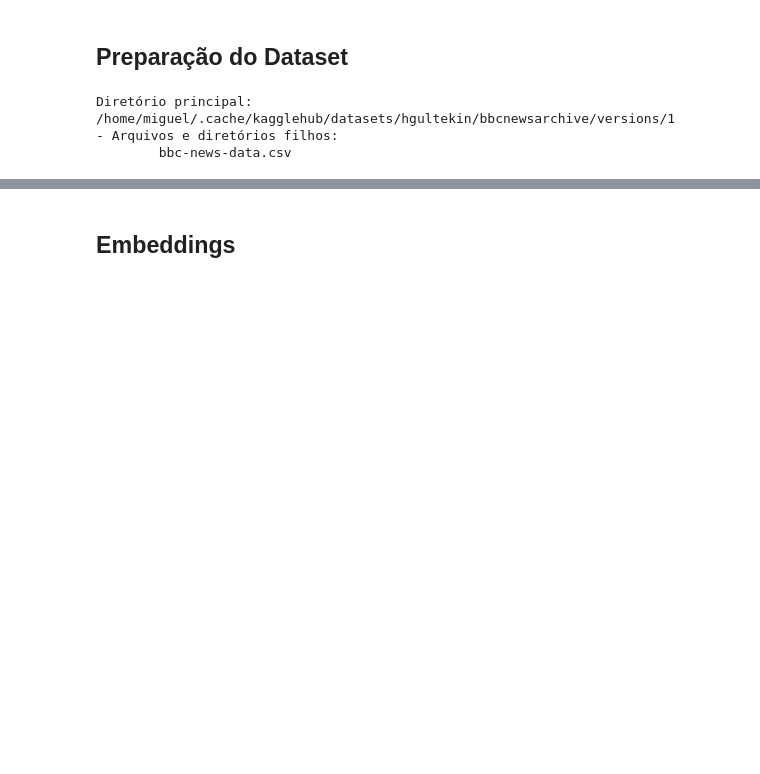
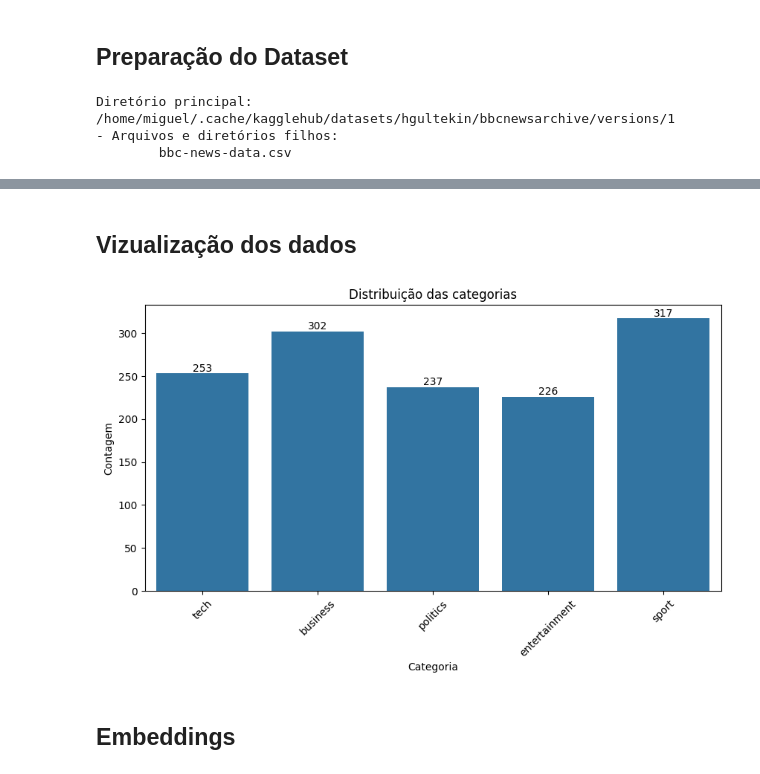
Before and after one commit to MiguelPim01/lstm-classifier, a Jupyter notebook: lstm_classifier.ipynb, the cells around one changed output, grey strips where cells are left out. Saved outputs shown, nothing was run; the diff lists cells and outputs as text; code cells hidden in the pictures; blank space fills up the shorter version.

```diff
--- a/lstm_classifier.ipynb
+++ b/lstm_classifier.ipynb
@@ -96,3 +94,22 @@ len(data)
+# %% [markdown]
+## Vizualização dos dados
+# %%
+fig, ax = plt.subplots(figsize=(10, 5))
+
+sns.countplot(x='category', data=data, ax=ax)
+
+for p in ax.patches:
+    ax.annotate(f'{p.get_height():.0f}', (p.get_x() + p.get_width() / 2., p.get_height()),
+                ha='center', va='center', fontsize=10, color='black', xytext=(0, 5), textcoords='offset points')
+
+ax.set_title('Distribuição das categorias')
+ax.set_xlabel('Categoria')
+ax.set_ylabel('Contagem')
+ax.set_xticklabels(ax.get_xticklabels(), rotation=45)
+
+plt.show()
+# %% [output]
+[figure, added]
 # %% [markdown]
 ## Embeddings
 # %%
```
Also changed, not shown: parts of 16 cells of this notebook, 3 other files.
